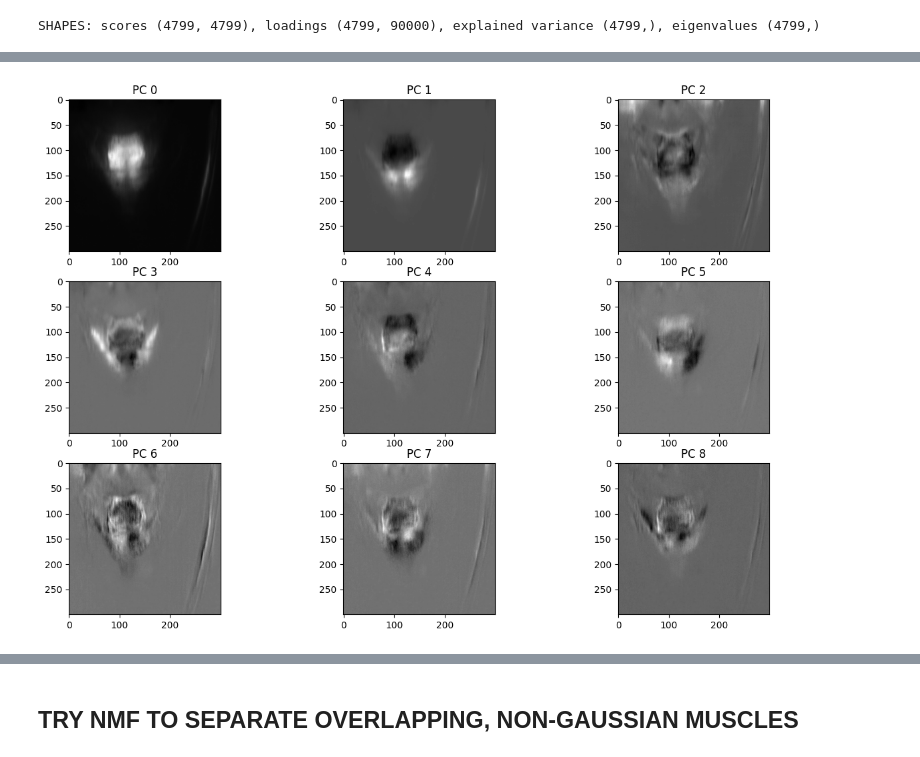
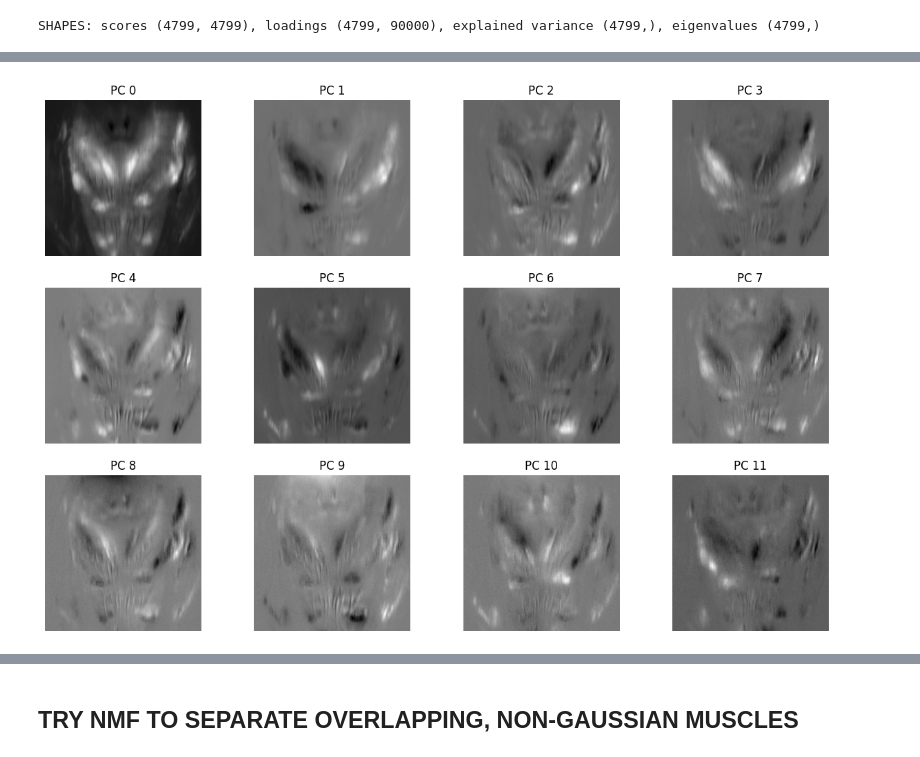
Before and after one commit to azmaite/Devel, a Jupyter notebook: Pupa_muscle_imaging/PCA_sections.ipynb, the cells around one changed output, grey strips where cells are left out. Cells and saved outputs as stored; diff of their text form; code cells hidden in the pictures.

```diff
--- a/Pupa_muscle_imaging/PCA_sections.ipynb
+++ b/Pupa_muscle_imaging/PCA_sections.ipynb
@@ -37,8 +41,9 @@ def extract_recording_number(filename):
 recording_list.sort(key=extract_recording_number)
 # %%
 # get last recording folder (most active) and get average image to mask from
-recording = recording_list[-1]
+recording = recording_list[rec_num]
 recording_path = os.path.join(pupa_path, recording)
+print(recording)
 
 h5_file = os.path.join(recording_path, 'video_raw.h5')
 
@@ -61,3 +57,13 @@ plt.xlim(x1, x1 + w1)
+# %%
+def imshow_flip(image, ax=None, *args, **kwargs):
+    if ax is None:
+        plt.imshow(image, *args, **kwargs)
+        ax = plt.gca()
+    else:
+        ax.imshow(image, *args, **kwargs)
+    ax.invert_yaxis()
+    ax.invert_xaxis()
+    ax.axis('off')
 # %%
 # mask to keep only the pupa
 
@@ -100,27 +112,4 @@ plt.xlim(x1, x1 + w1)
 # %%
-# SELECT ONE AREA FOR PCA TESTING
-
-SAVE_NAME = 'TEST_section'
-
-h1 = 250
-w_max = 500
-if w > w_max:
-    assert ("ERROR: Width of bounding box is greater than max width for PCA area.")
-    error
-w1 = w
-x1 = x
-y1 = y + 900
-
-h1 = 300
-w1 = 300
-x1 = x + 150
-y1 = y + 900
-
-area1 = ave[y1:y1+h1, x1:x1+w1]
-plt.figure()
-plt.imshow(area1, cmap='gray', vmin=30, vmax=130)
-plt.show()
-
 # mask frames to only keep area for PCA
 frames_masked = frames[:, y1:y1+h1, x1:x1+w1]
 
@@ -177,6 +165,6 @@ plt.show()
 # %%
 # Get the first few components loadings (for visualization)
-num_components = 9
+num_components = 12
 principal_components_n = pca_loadings[:num_components]  # Shape (num_components, n_pixels)
 
 # Reconstruct components into 2D
@@ -189,19 +177,19 @@ for component in principal_components_n:
 reconstructed_components = np.array(reconstructed_components)
 # %%
 # plot top component loadings
-fig, axes = plt.subplots(3, 3, figsize=(15, 10))
+fig, axes = plt.subplots(3, 4, figsize=(15, 10))
 axes = axes.flatten()
-for i in range(num_components):
-    axes[i].imshow(reconstructed_components[i], cmap='gray')
+for i in range(np.min([num_components, len(axes)])):
+    imshow_flip(reconstructed_components[i], axes[i], cmap='gray')
     axes[i].set_title(f'PC {i}')
 
 # save figure
 save_path = os.path.join(recording_path, f'first_9_PCs_{SAVE_NAME}.png')
 plt.savefig(save_path)
 
 plt.show()
 # %% [output]
-[figure, old version]
+[figure, new version]
 # %%
 # plot scores for first few components in time
 t = np.arange(pca_scores.shape[0])/hz
```
Also changed, not shown: parts of 27 cells of this notebook.
